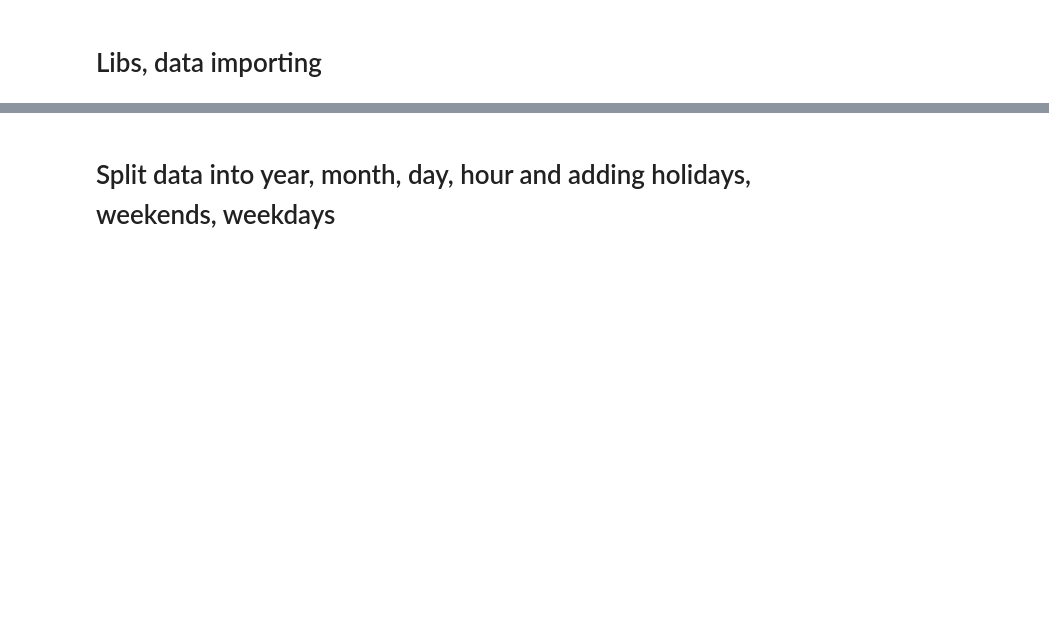
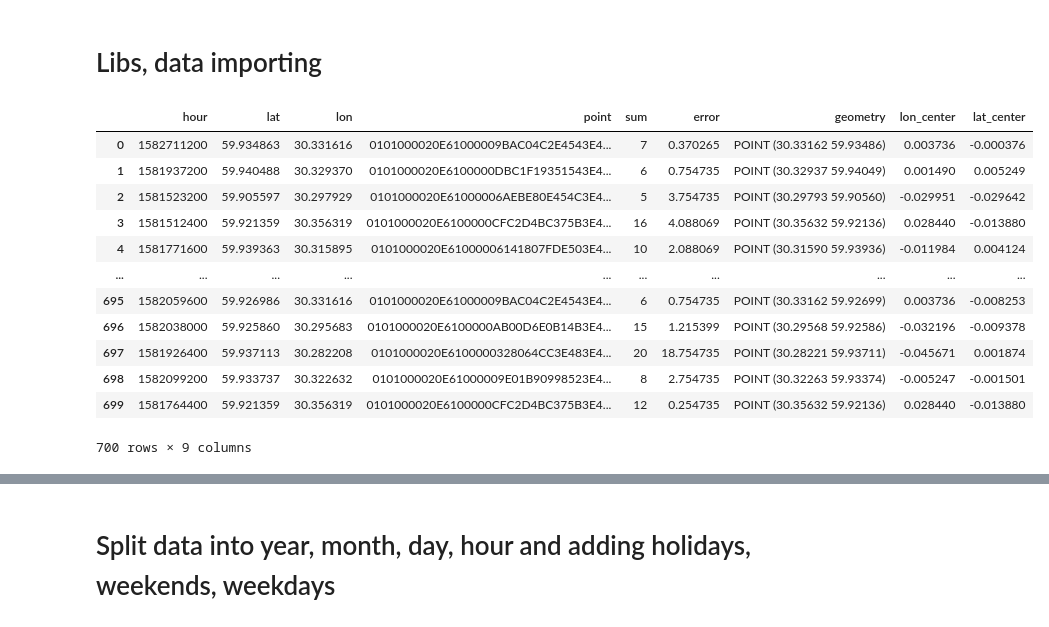
Before and after one commit to jrzkaminski/IndustrialML-ITMO, a Jupyter notebook: Regressors_solutions.ipynb, the cells around one changed output, grey strips where cells are left out. Drawn from its saved outputs; the diff is of its cells as text; code cells hidden in the pictures; blank space fills up the shorter version.

```diff
--- a/Regressors_solutions.ipynb
+++ b/Regressors_solutions.ipynb
@@ -30,5 +32,9 @@ import warnings
 import holidays
 warnings.filterwarnings('ignore')
 # %%
-data_train = pd.read_csv('/home/jerzy/Documents/IndustrialML/data/train_preprocessed.csv')
+data_train = pd.read_csv('data/train_preprocessed.csv')
 data_train.drop('Unnamed: 0', axis=1, inplace=True)
+lat_center, lon_center = data_train.lat.mean(), data_train.lon.mean()
+data_train['lon_center'] = data_train['lon'] - lon_center
+data_train['lat_center'] = data_train['lat'] - lat_center
+data_train_big = data_train[data_train.num_posts > 2]
@@ -44,0 +41,24 @@ valid_unique_points = data_val['point'].unique()
+# %%
+data_test = pd.read_csv('data/test.csv')
+gs = gpd.GeoSeries.from_wkb(data_test['point'])
+geo_test = gpd.GeoDataFrame(data_test, geometry=gs,crs='EPSG:4326').to_crs('EPSG:5940')
+
+data_test['lon'] = gs.centroid.x
+data_test['lat'] = gs.centroid.y
+data_test['lon_center'] = data_test['lon'] - lon_center
+data_test['lat_center'] = data_test['lat'] - lat_center
+data_test
+# %% [output]
+|  | hour | lat | lon | point | sum | error | geometry | lon_center | lat_center |
+| 0 | 1582711200 | 59.934863 | 30.331616 | 0101000020E61000009BAC04C2E4543E4... | 7 | 0.370265 | POINT (30.33162 59.93486) | 0.003736 | -0.000376 |
+| 1 | 1581937200 | 59.940488 | 30.329370 | 0101000020E6100000DBC1F19351543E4... | 6 | 0.754735 | POINT (30.32937 59.94049) | 0.001490 | 0.005249 |
+| 2 | 1581523200 | 59.905597 | 30.297929 | 0101000020E61000006AEBE80E454C3E4... | 5 | 3.754735 | POINT (30.29793 59.90560) | -0.029951 | -0.029642 |
+| 3 | 1581512400 | 59.921359 | 30.356319 | 0101000020E6100000CFC2D4BC375B3E4... | 16 | 4.088069 | POINT (30.35632 59.92136) | 0.028440 | -0.013880 |
+| 4 | 1581771600 | 59.939363 | 30.315895 | 0101000020E61000006141807FDE503E4... | 10 | 2.088069 | POINT (30.31590 59.93936) | -0.011984 | 0.004124 |
+| ... | ... | ... | ... | ... | ... | ... | ... | ... | ... |
+| 695 | 1582059600 | 59.926986 | 30.331616 | 0101000020E61000009BAC04C2E4543E4... | 6 | 0.754735 | POINT (30.33162 59.92699) | 0.003736 | -0.008253 |
+| 696 | 1582038000 | 59.925860 | 30.295683 | 0101000020E6100000AB00D6E0B14B3E4... | 15 | 1.215399 | POINT (30.29568 59.92586) | -0.032196 | -0.009378 |
+| 697 | 1581926400 | 59.937113 | 30.282208 | 0101000020E6100000328064CC3E483E4... | 20 | 18.754735 | POINT (30.28221 59.93711) | -0.045671 | 0.001874 |
+| 698 | 1582099200 | 59.933737 | 30.322632 | 0101000020E61000009E01B90998523E4... | 8 | 2.754735 | POINT (30.32263 59.93374) | -0.005247 | -0.001501 |
+| 699 | 1581764400 | 59.921359 | 30.356319 | 0101000020E6100000CFC2D4BC375B3E4... | 12 | 0.254735 | POINT (30.35632 59.92136) | 0.028440 | -0.013880 |
+700 rows × 9 columns
```
Also changed, not shown: parts of 37 cells of this notebook.
